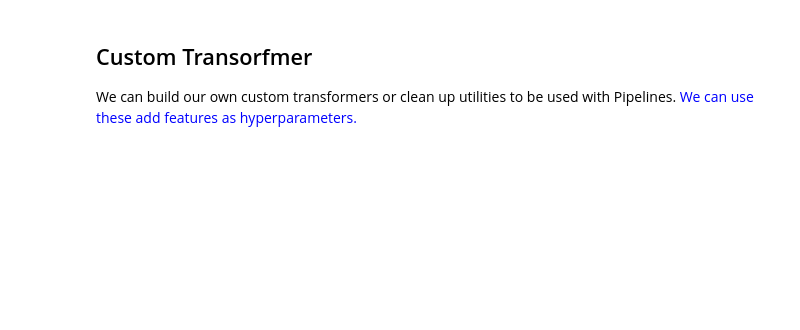
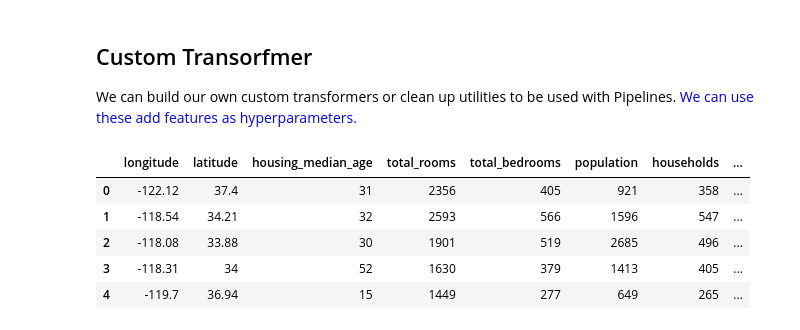
Before and after one commit to harshseth/ml-core, a Jupyter notebook: Housing.ipynb, the cells around one changed output. Drawn from its saved outputs; the diff is of its cells as text; code cells hidden in the pictures; blank space fills up the shorter version.

Commit message:
Completing data transformation

```diff
--- a/Housing.ipynb
+++ b/Housing.ipynb
@@ -688,3 +688,15 @@ class CombinedAttributesAdder(BaseEstimator, TransformerMixin):
 
 attr_adder = CombinedAttributesAdder(add_bedrooms_per_room=False)
 housing_extra_attribs = attr_adder.transform(housing.values)
+# %%
+# Testing out the new custom transformer
+
+housing_extra_attribs = pd.DataFrame(housing_extra_attribs, columns=list(housing.columns)+["rooms_per_household", "population_per_household"])
+housing_extra_attribs.head()
+# %% [output]
+|  | longitude | latitude | housing_median_age | total_rooms | total_bedrooms | population | households | ... |
+| 0 | -122.12 | 37.4 | 31 | 2356 | 405 | 921 | 358 | ... |
+| 1 | -118.54 | 34.21 | 32 | 2593 | 566 | 1596 | 547 | ... |
+| 2 | -118.08 | 33.88 | 30 | 1901 | 519 | 2685 | 496 | ... |
+| 3 | -118.31 | 34 | 52 | 1630 | 379 | 1413 | 405 | ... |
+| 4 | -119.7 | 36.94 | 15 | 1449 | 277 | 649 | 265 | ... |
```
Also changed, not shown: parts of 32 cells of this notebook, 2 other files.
